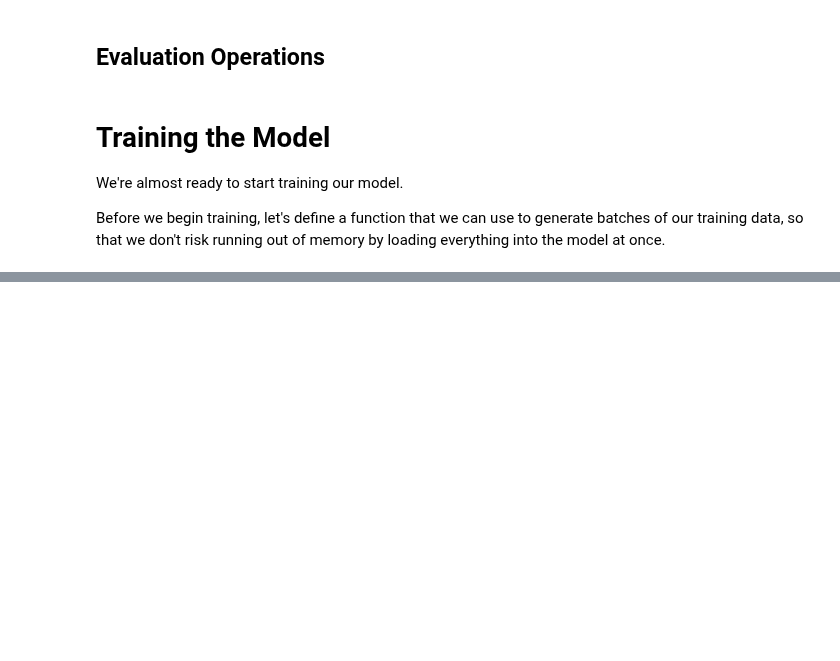
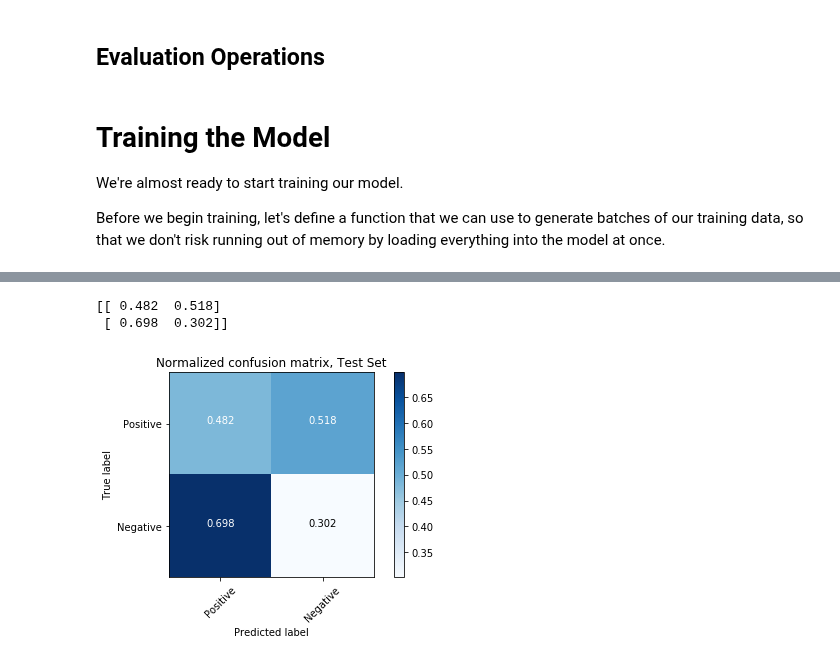
Before and after one commit to mgruben/TextClassification, a Jupyter notebook: TextClassification.ipynb, the cells around one changed output, grey strips where cells are left out. Drawn from its saved outputs; the diff is of its cells as text; code cells hidden in the pictures; blank space fills up the shorter version.

```diff
--- a/TextClassification.ipynb
+++ b/TextClassification.ipynb
@@ -575,0 +661,17 @@ Visualizations go here
+# %%
+# Reshape into 2 x 2 matrix
+conf_mat = conf_mat.reshape((2,2))
+
+class_names = ["Positive", "Negative"]
+
+# Plot normalized confusion matrix
+
+plt.Figure()
+plot_confusion_matrix(conf_mat, classes=class_names, normalize=True,
+                      title='Normalized confusion matrix, Test Set')
+
+plt.show()
+# %% [output]
+[[ 0.482  0.518]
+ [ 0.698  0.302]]
+[figure, added]
```
Also changed, not shown: parts of 13 cells of this notebook.
